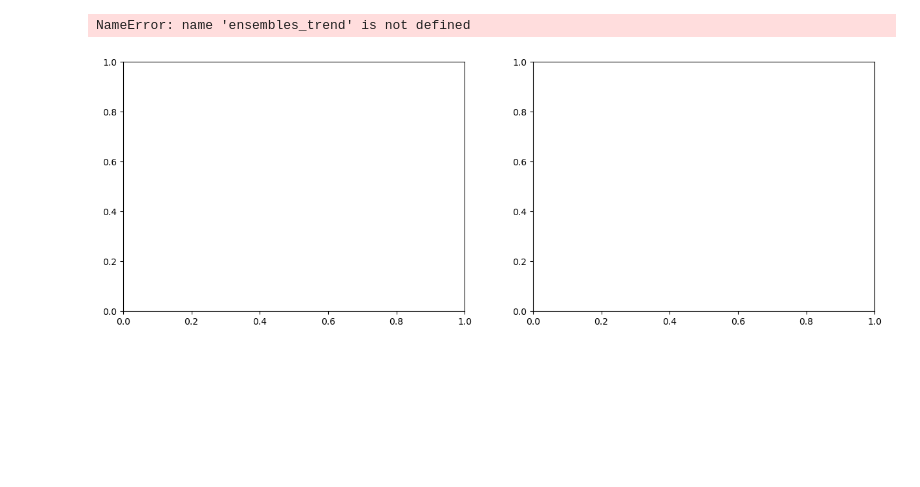
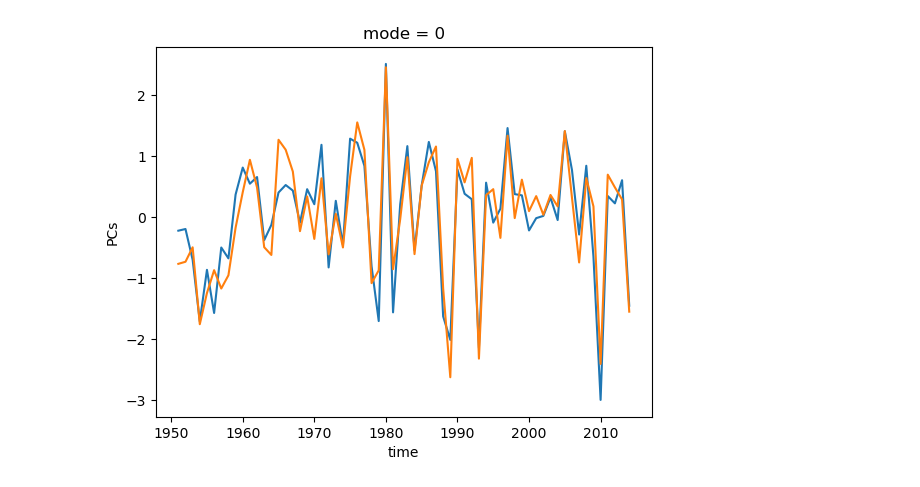
Before and after one commit to slbennie/scripts_trend_projections, a Jupyter notebook: NAtlantic_WG/NAO_community_paper_plotting/Trend_BF_analysis_sensitive_period.ipynb, the cells around one changed output. Drawn from its saved outputs; the diff is of its cells as text; code cells hidden in the pictures; blank space fills up the shorter version.

```diff
--- a/NAtlantic_WG/NAO_community_paper_plotting/Trend_BF_analysis_sensitive_period.ipynb
+++ b/NAtlantic_WG/NAO_community_paper_plotting/Trend_BF_analysis_sensitive_period.ipynb
@@ -620,60 +656,9 @@ plt.show()
-# %%
-fig, ax = plt.subplots(nrows = 1, ncols = 2, figsize=(15,5))
-
-#FIGURE a)
-#plotting ensemble trend lines and the ensemble mean trend lines
-for m in model:
-    for i in range(0,len(ensembles_trend[m])):
-        ax[0].plot(time,ensembles_trend[m][i], color=col_dict[m], alpha=0.075)
-
-    ax[0].plot(time,ensemble_mean_trend[m][0], label=m, color=col_dict[m])
-
-#plotting ERA5
-ax[0].plot(time, era5_trend, color='black', label='ERA5')
-
-#FIGURE b)
-for i in range(0, len(hist_data)):
-    ax[1].barh(bin_edges[:-1], hist_data[i], height=np.diff(bin_edges), left=hist_data[:i].sum(axis=0), color=colors[i], label=model[i])
-    ax[1].barh(bin_edges[:-1], hist_data[i], height=np.diff(bin_edges), left=hist_data[:i].sum(axis=0), color=colors[i])
-
-bin_width = np.abs(bin_edges[0]-bin_edges[1])
-
-#plotting the trend hisogram
-for i in range(1,len(bin_edges)):
-    ax[1].axhline(bin_edges[i]+bin_width/2, color='white')
-
-#plotting ERA5
-ax[1].axhline(era5_trend_PDF.item(), color='black', label='ERA5 2014')
-
-
-
-
-#FORMATTING
-ax[0].axhline(0, color='black', linestyle='--')
-ax[1].axhline(0, color='black', linestyle='--')
-
-ax[0].set_xlim(1980,2014)
-ax[1].set_xlim(0,45)
-
-#Titles and axis
-ax[0].set_title('Trend 1951 to end year (historical)', fontsize=16)
-ax[0].set_ylabel('Trend in NAO index (/decade)', fontsize=16)
-ax[0].set_xlabel('Trend end year', fontsize=16)
-ax[0].set_title('a)', loc='left', fontsize=16)
-ax[0].tick_params(labelsize=14)
-
-#creates a legend outwith the plots
-a = ax[1].legend(loc='upper center', bbox_to_anchor=(-0.2, -0.2), ncols=6, fontsize=12)
-
-ax[1].set_title('   PDF of trend 1951-2014 (historical)', fontsize=16)
-ax[1].set_xlabel('Number of ensembles', fontsize=16)
-ax[1].set_title('b)', loc='left', fontsize=16)
-ax[1].tick_params(labelsize=14)
-
-plt.suptitle('DJF NAO Index trends', fontsize=16)
-#plt.tight_layout(rect=[0, 0.1, 1, 0.92])
-plt.subplots_adjust(top=0.88, bottom=0.2)
-plt.savefig('NAO_community_paper_plots_updated_projection_methodology/NAtlantic_group_paper_1951-2014_historical_a&b.svg', bbox_inches='tight')
-# %% [output]
-NameError: name 'ensembles_trend' is not defined
-[figure, removed]
+# %%
+DJFM = xr.open_dataset('/gws/nopw/j04/extant/users/slbennie/EOF/historical/DJFM/normalised_aligned_neg/ACCESS-ESM1-5/psl_mon_historical_ACCESS-ESM1-5_r11i1p1f1_DJFM_EOF_indiv_1951-2014.nc')
+DJF = xr.open_dataset('/gws/nopw/j04/extant/users/slbennie/EOF/historical/DJF/normalised_aligned_neg/ACCESS-ESM1-5/psl_mon_historical_ACCESS-ESM1-5_r11i1p1f1_DJF_EOF_indiv_1951-2014.nc')
+
+DJFM.sel(mode=0)['PCs'].plot()
+DJF.sel(mode=0)['PCs'].plot()
+plt.show()
+# %% [output]
+[figure, added]
```
Also changed, not shown: parts of 9 cells of this notebook, 36 other files.
